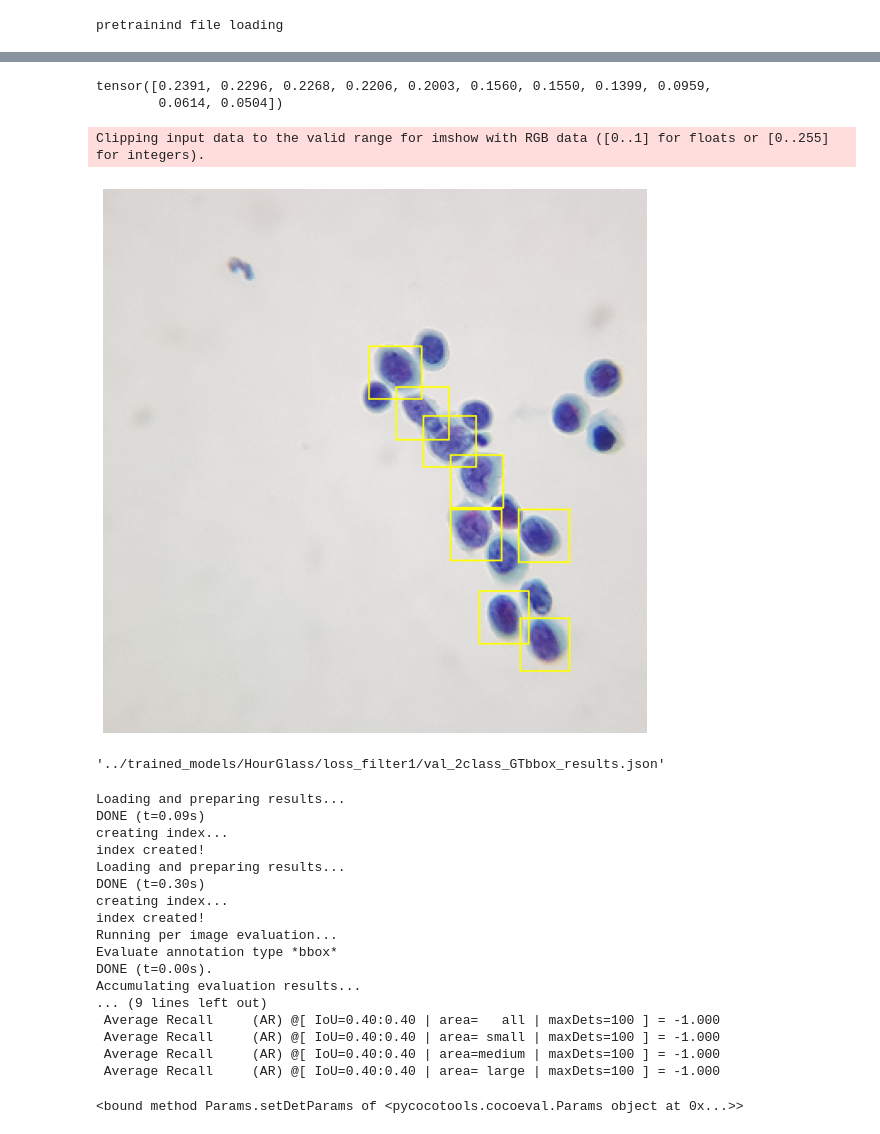
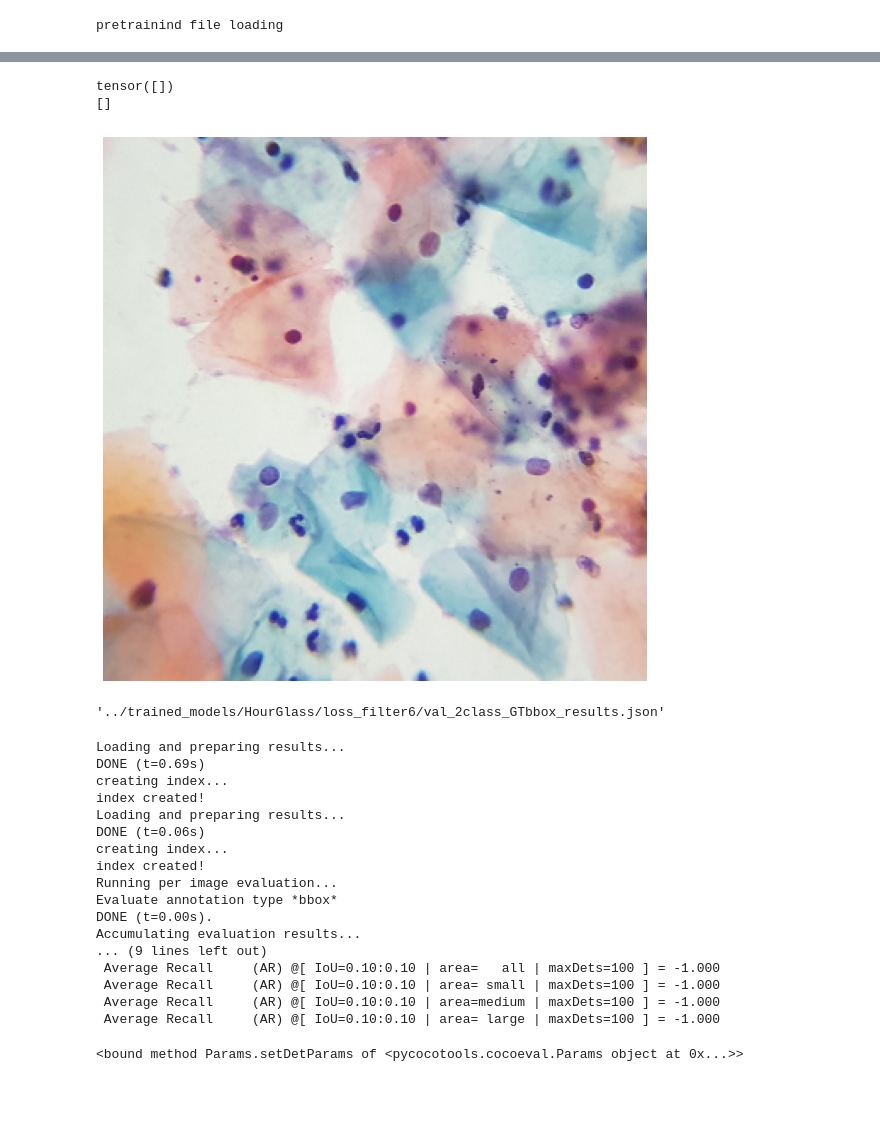
Before and after one commit to YuBeomGon/pytorch_retina, a Jupyter notebook: notebook/val_visualize.ipynb, the cells around one changed output, grey strips where cells are left out. Drawn from its saved outputs; the diff is of its cells as text; code cells hidden in the pictures; blank space fills up the shorter version.

Commit message:
loss filter notebook file and nms

```diff
--- a/notebook/val_visualize.ipynb
+++ b/notebook/val_visualize.ipynb
@@ -54,12 +55,15 @@ def visualize(image, bboxes, classes):
 # %%
 device = torch.device('cpu')
 # device = torch.device('cuda')
+GPU_NUM = 6 # 원하는 GPU 번호 입력
+# device = torch.device(f'cuda:{GPU_NUM}' if torch.cuda.is_available() else 'cpu')
 model = hg2(device, pretrained=True, progress=False, num_classes=2)
 # model.to(device)
 # %% [output]
 num_classes 2
 # %%
-saved_dir = '../trained_models/HourGlass/loss_filter1/'
+# saved_dir = '../trained_models/HourGlass/loss_filter1/'
+saved_dir = '../trained_models/HourGlass/loss_filter' + str(GPU_NUM) + '/'
 e_epoch=120
 if os.path.isfile(saved_dir + 'epoch_' + str(e_epoch) +'_model.pt') :
     print('pretrainind file loading')
@@ -94,8 +98,8 @@ model.training = False
 for index, data in enumerate(tqdm(val_data_loader)) :
     with torch.no_grad():
         images, tbox, tlabel, targets = data
-        print(images[0].shape)
-        print('targets', targets)
+#         print(images[0].shape)
+#         print('targets', targets)
         batch_size = len(images)
 
         c, h, w = images[0].shape
@@ -117,6 +121,7 @@ for index, data in enumerate(tqdm(val_data_loader)) :
             # change to (x, y, w, h) (MS COCO standard)
             boxes[:, 2] -= boxes[:, 0]
             boxes[:, 3] -= boxes[:, 1]
-
-    break
+    if int(targets[0][0,4]) == 1 :
+        print(targets)
+        break
 # %% [output]
@@ -150,22 +150,27 @@ torch.Size([320, 320, 3])
+# %%
+
+nboxes, nscores = get_nmsbox(boxes, scores, isCenter=True, iou_threshold=0.3)
+# print((boxes))
+for b in nboxes :
+    b[2] += b[0]
+    b[3] += b[1]
+# boxes
 # %%
-boxes[:, 2] += boxes[:, 0]
-boxes[:, 3] += boxes[:, 1]
-
 pred_box = []
-for s,b in zip(scores, boxes) :
-    if s > 0.1 :
+for s,b in zip(nscores, nboxes) :
+    if s > 0.05 :
         pred_box.append(b)
 print(scores)
+print(pred_box)
 visualize(image.numpy(), pred_box, labels)
 # %% [output]
-tensor([0.2391, 0.2296, 0.2268, 0.2206, 0.2003, 0.1560, 0.1550, 0.1399, 0.0959,
-        0.0614, 0.0504])
+tensor([])
+[]
-Clipping input data to the valid range for imshow with RGB data ([0..1] for floats or [0..255] for integers).
-[figure, old version]
+[figure, new version]
 # %%
 saved_dir + 'val_2class_GTbbox_results.json'
 # %% [output]
-'../trained_models/HourGlass/loss_filter1/val_2class_GTbbox_results.json'
+'../trained_models/HourGlass/loss_filter6/val_2class_GTbbox_results.json'
 # %%
 from pycocotools.coco import COCO
 from pycocotools.cocoeval import COCOeval
@@ -181,19 +186,19 @@ coco_gt = coco_true.loadRes(saved_dir + '{}_GTbbox_results.json'.format(dataset_
 
 
 # running evaluation
-cocoEval = COCOeval(coco_gt,coco_pred,annType)
+cocoEval = COCOeval(coco_gt,coco_pred,'bbox')
 cocoEval.params.imgIds = 1
-cocoEval.params.iouThrs = [.4]
+cocoEval.params.iouThrs = [.1]
 cocoEval.evaluate()
 cocoEval.accumulate()
 cocoEval.summarize()
 # %% [output]
 Loading and preparing results...
-DONE (t=0.09s)
+DONE (t=0.69s)
 creating index...
 index created!
 Loading and preparing results...
-DONE (t=0.30s)
+DONE (t=0.06s)
 creating index...
 index created!
 Running per image evaluation...
@@ -201,10 +206,10 @@ Evaluate annotation type *bbox*
 DONE (t=0.00s).
 Accumulating evaluation results...
 ... (9 lines left out)
- Average Recall     (AR) @[ IoU=0.40:0.40 | area=   all | maxDets=100 ] = -1.000
- Average Recall     (AR) @[ IoU=0.40:0.40 | area= small | maxDets=100 ] = -1.000
- Average Recall     (AR) @[ IoU=0.40:0.40 | area=medium | maxDets=100 ] = -1.000
- Average Recall     (AR) @[ IoU=0.40:0.40 | area= large | maxDets=100 ] = -1.000
+ Average Recall     (AR) @[ IoU=0.10:0.10 | area=   all | maxDets=100 ] = -1.000
+ Average Recall     (AR) @[ IoU=0.10:0.10 | area= small | maxDets=100 ] = -1.000
+ Average Recall     (AR) @[ IoU=0.10:0.10 | area=medium | maxDets=100 ] = -1.000
+ Average Recall     (AR) @[ IoU=0.10:0.10 | area= large | maxDets=100 ] = -1.000
 # %%
 cocoEval.params.iouThrs
 # %% [output]
```
Also changed, not shown: parts of 4 cells of this notebook, 7 other files.
